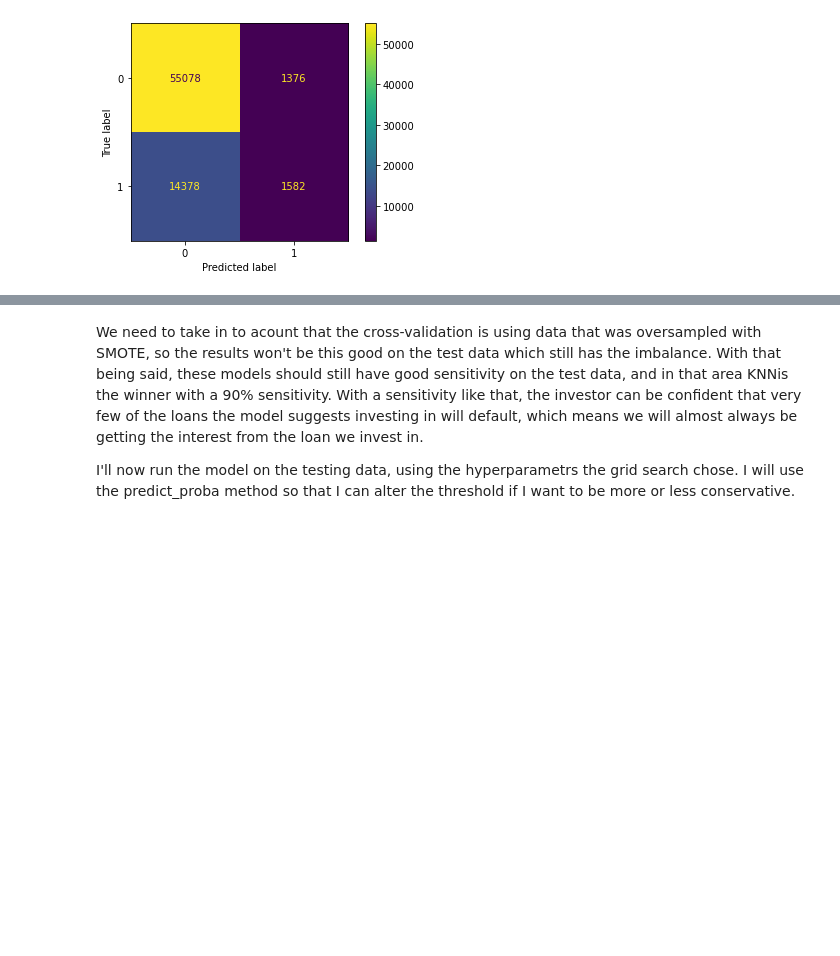
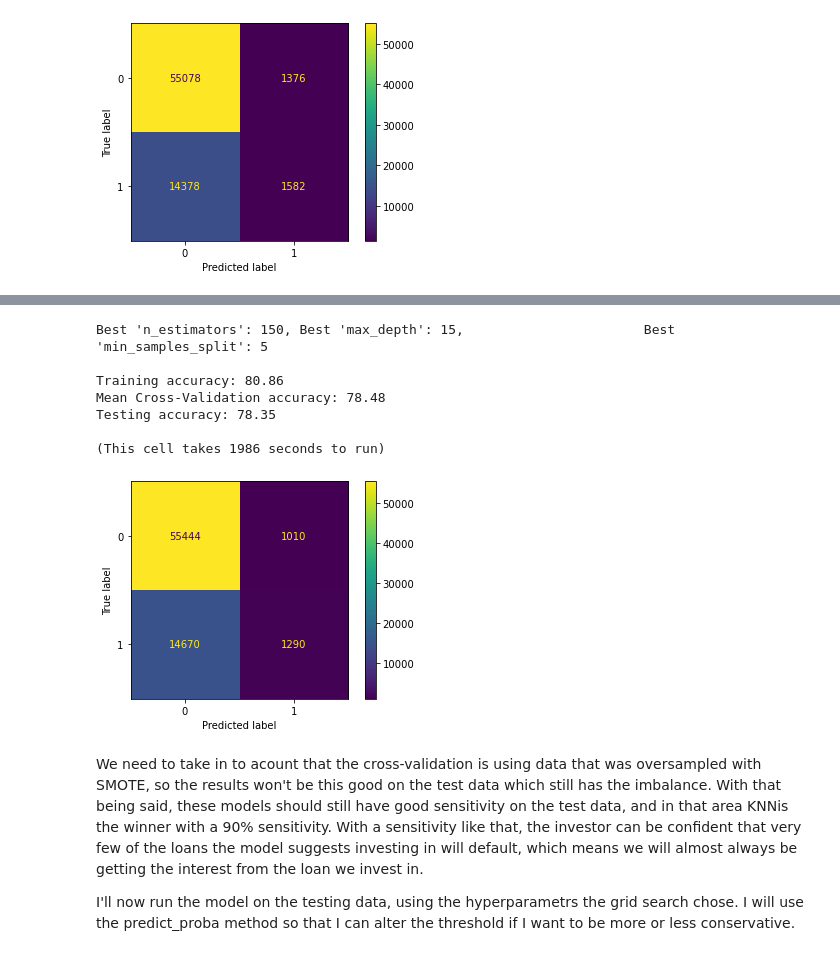
Before and after one commit to MNemanow/Loan_Default_classification, a Jupyter notebook: Modeling.ipynb, the cells around one changed output, grey strips where cells are left out. Saved outputs shown, nothing was run; the diff lists cells and outputs as text; code cells hidden in the pictures; blank space fills up the shorter version.

```diff
--- a/Modeling.ipynb
+++ b/Modeling.ipynb
@@ -307,6 +314,14 @@ This cell takes 1896.0 seconds to run
 # %%
-# cell_start = time.time()
-# rf = RandomForestClassifier(random_state=42)
-# cv = cross_validate(rf, X_train_sm, y_train_sm, cv=3)
-# cv
-# print(f'This cell takes {round(time.time() - cell_start, 0)} seconds to run')
+cell_start = time.time()
+random_forest(X_train_ready, X_test_ready, y_train, y_test)
+print("")
+print(f'(This cell takes {int(time.time() - cell_start)} seconds to run)')
+# %% [output]
+Best 'n_estimators': 150, Best 'max_depth': 15,                       Best 'min_samples_split': 5
+
+Training accuracy: 80.86
+Mean Cross-Validation accuracy: 78.48
+Testing accuracy: 78.35
+
+(This cell takes 1986 seconds to run)
+[figure, added]
```
Also changed, not shown: parts of 27 cells of this notebook.
